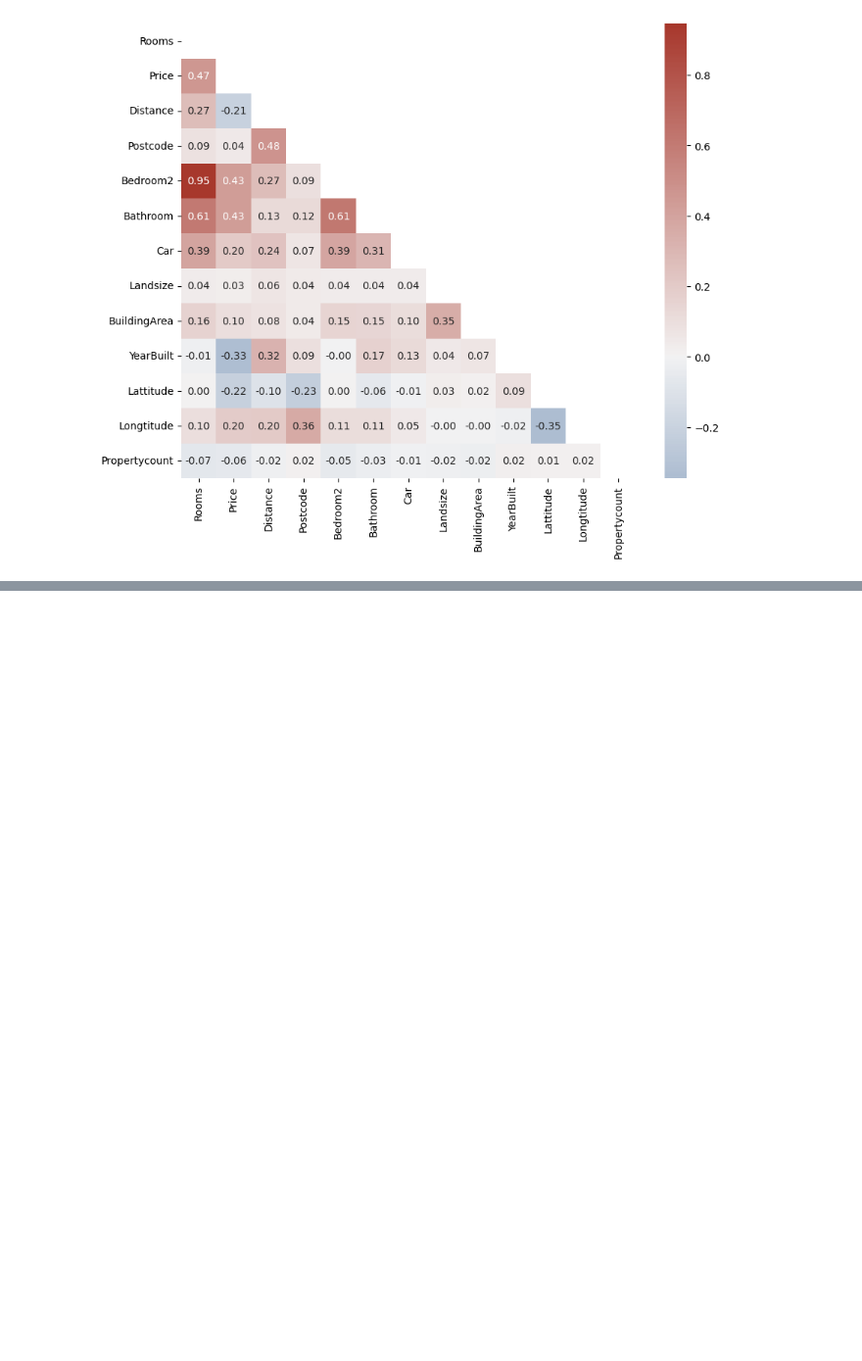
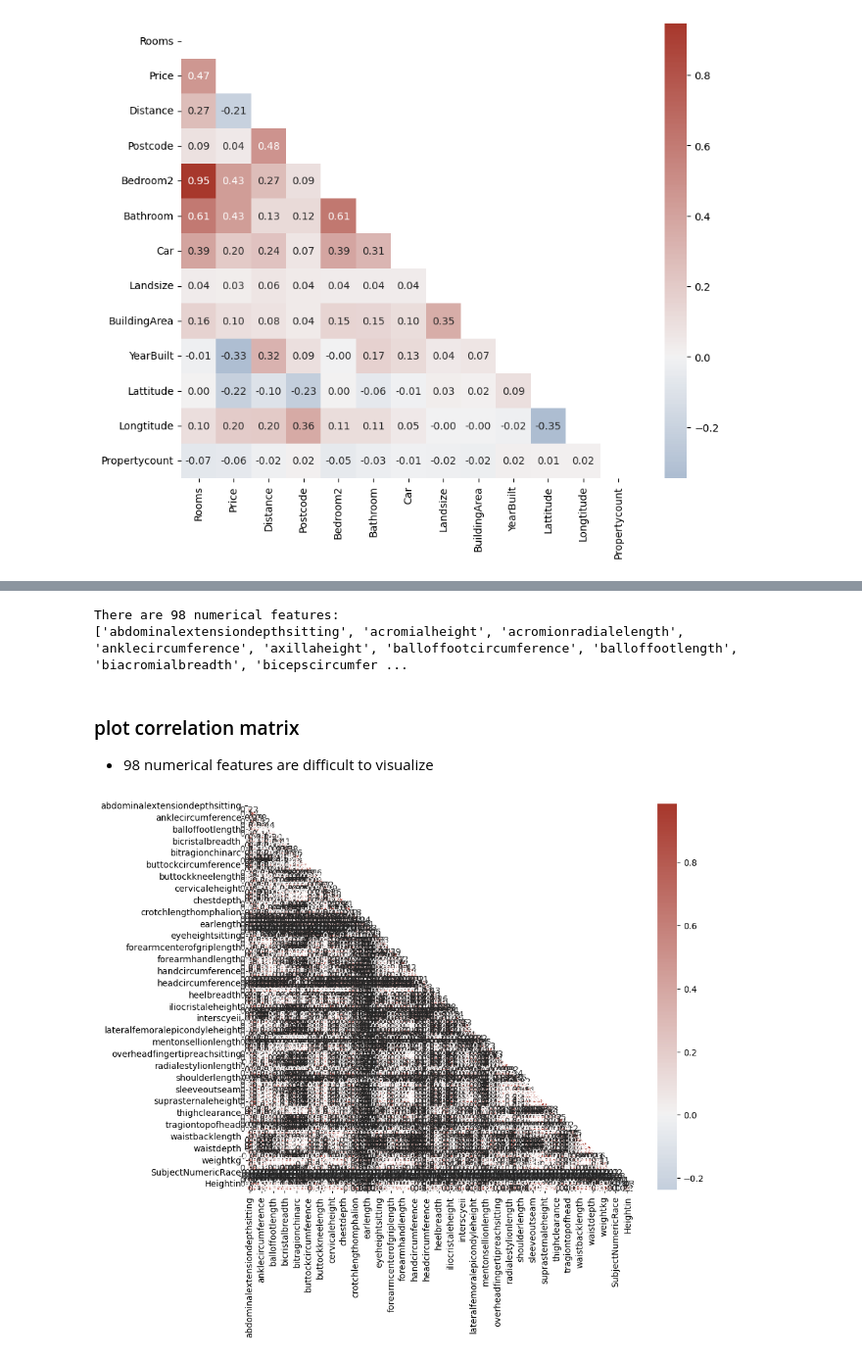
Before and after one commit to MAyub114/feature_selection, a Jupyter notebook: pairwise_correlation.ipynb, the cells around one changed output, grey strips where cells are left out. Shown at 98% size. Drawn from its saved outputs; the diff is of its cells as text; code cells hidden in the pictures; blank space fills up the shorter version.

```diff
--- a/pairwise_correlation.ipynb
+++ b/pairwise_correlation.ipynb
@@ -36,7 +38,7 @@ import pandas as pd
 import matplotlib.pyplot as plt
 import seaborn as sns
 # %%
-def correlation_matrix(df: pd.DataFrame, figsize):
+def plot_correlation_matrix(df: pd.DataFrame, figsize):
     """
     A function to calculate and plot
     correlation matrix of a DataFrame.
@@ -55,6 +57,35 @@ def correlation_matrix(df: pd.DataFrame, figsize):
 
     # Plot the matrix
     _ = sns.heatmap(matrix, mask=mask, center=0, annot=True, fmt='.2f', square=True, cmap=cmap, ax=ax)
+
+
+def get_numerical_features(df: pd.DataFrame):
+    numerical_features = df.select_dtypes(include='number').columns.tolist()
+    return numerical_features
+
+
+def get_categorical_features(df: pd.DataFrame):
+    categorical_features = df.select_dtypes(exclude='number').columns.tolist()
+    return categorical_features
+
+
+def identify_correlated(df, threshold):
+    """
+    A function to identify highly correlated features.
+    """
+    # Compute correlation matrix with absolute values
+    matrix = df.corr().abs()
+
+    # Create a boolean mask
+    mask = np.triu(np.ones_like(matrix, dtype=bool))
+
+    # Subset the matrix
+    reduced_matrix = matrix.mask(mask)
+
+    # Find cols that meet the threshold
+    to_drop = [c for c in reduced_matrix.columns if any(reduced_matrix[c] > threshold)]
+
+    return to_drop
 # %% [markdown]
 ### Load dataset
 
@@ -114,0 +150,3 @@ correlation_matrix(houses_numerical, figsize=(10, 8))
+# %%
+ansur = pd.read_csv(FILE_PATH + "ANSUR II MALE Public.csv", encoding='latin').drop('subjectid', axis=1)
+ansur.head()
@@ -114,0 +161,16 @@ correlation_matrix(houses_numerical, figsize=(10, 8))
+# %%
+numerical_features = get_numerical_features(ansur)
+print(f'There are {len(numerical_features)} numerical features:')
+print(numerical_features, '\n')
+# %% [output]
+There are 98 numerical features:
+['abdominalextensiondepthsitting', 'acromialheight', 'acromionradialelength', 'anklecircumference', 'axillaheight', 'balloffootcircumference', 'balloffootlength', 'biacromialbreadth', 'bicepscircumfer ...
+# %% [markdown]
+### plot correlation matrix
+
+* 98 numerical features are difficult to visualize
+# %%
+ansur_numerical = ansur[numerical_features]
+plot_correlation_matrix(ansur_numerical, figsize=(10, 8))
+# %% [output]
+[figure, added]
```
Also changed, not shown: parts of 10 cells of this notebook.
